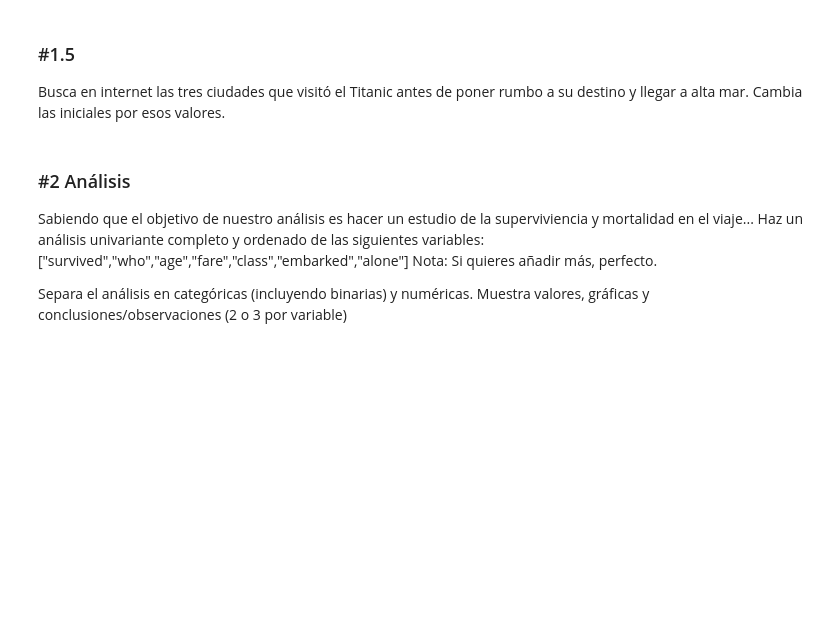
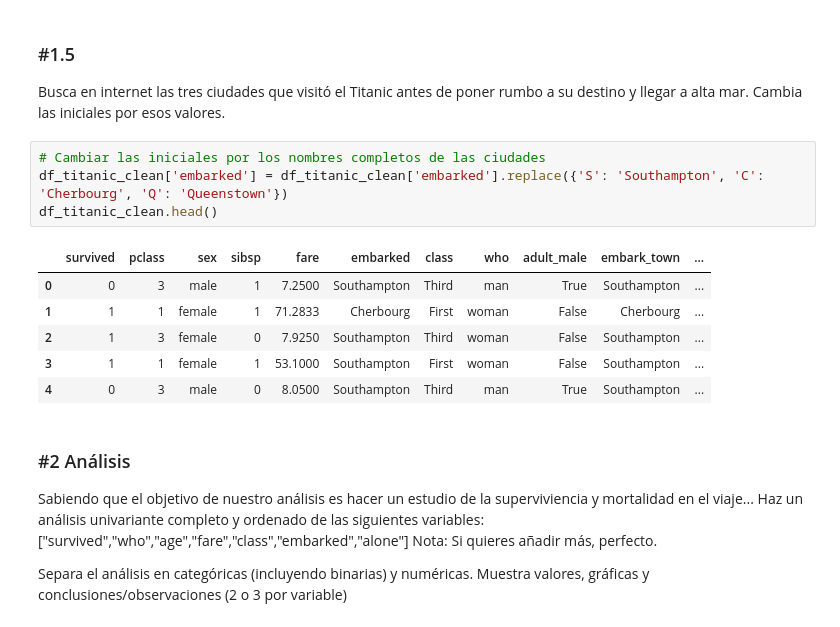
Before and after one commit to redani77/ONLINE_DS_THEBRIDGE_DaniCastillo, a Jupyter notebook: 007 ANALISIS DESCRIPTIVO/Unidad_01/Practica_Obligatoria/18_Practica_Obligatoria_Univariante.ipynb, the cells around one changed output. Cells and saved outputs as stored; diff of their text form; blank space fills up the shorter version.

```diff
--- a/007 ANALISIS DESCRIPTIVO/Unidad_01/Practica_Obligatoria/18_Practica_Obligatoria_Univariante.ipynb
+++ b/007 ANALISIS DESCRIPTIVO/Unidad_01/Practica_Obligatoria/18_Practica_Obligatoria_Univariante.ipynb
@@ -127,6 +188,17 @@ Sobre el dataset "limpio". Rellena la tabla de descripción (muy breve) de lo qu
 ### #1.5
 
 Busca en internet las tres ciudades que visitó el Titanic antes de poner rumbo a su destino y llegar a alta mar. Cambia las iniciales por esos valores.
+# %%
+# Cambiar las iniciales por los nombres completos de las ciudades
+df_titanic_clean['embarked'] = df_titanic_clean['embarked'].replace({'S': 'Southampton', 'C': 'Cherbourg', 'Q': 'Queenstown'})
+df_titanic_clean.head()
+# %% [output]
+|  | survived | pclass | sex | sibsp | fare | embarked | class | who | adult_male | embark_town | ... |
+| 0 | 0 | 3 | male | 1 | 7.2500 | Southampton | Third | man | True | Southampton | ... |
+| 1 | 1 | 1 | female | 1 | 71.2833 | Cherbourg | First | woman | False | Cherbourg | ... |
+| 2 | 1 | 3 | female | 0 | 7.9250 | Southampton | Third | woman | False | Southampton | ... |
+| 3 | 1 | 1 | female | 1 | 53.1000 | Southampton | First | woman | False | Southampton | ... |
+| 4 | 0 | 3 | male | 0 | 8.0500 | Southampton | Third | man | True | Southampton | ... |
 # %% [markdown]
 ### #2 Análisis
 
```
Also changed, not shown: parts of 12 cells of this notebook.
